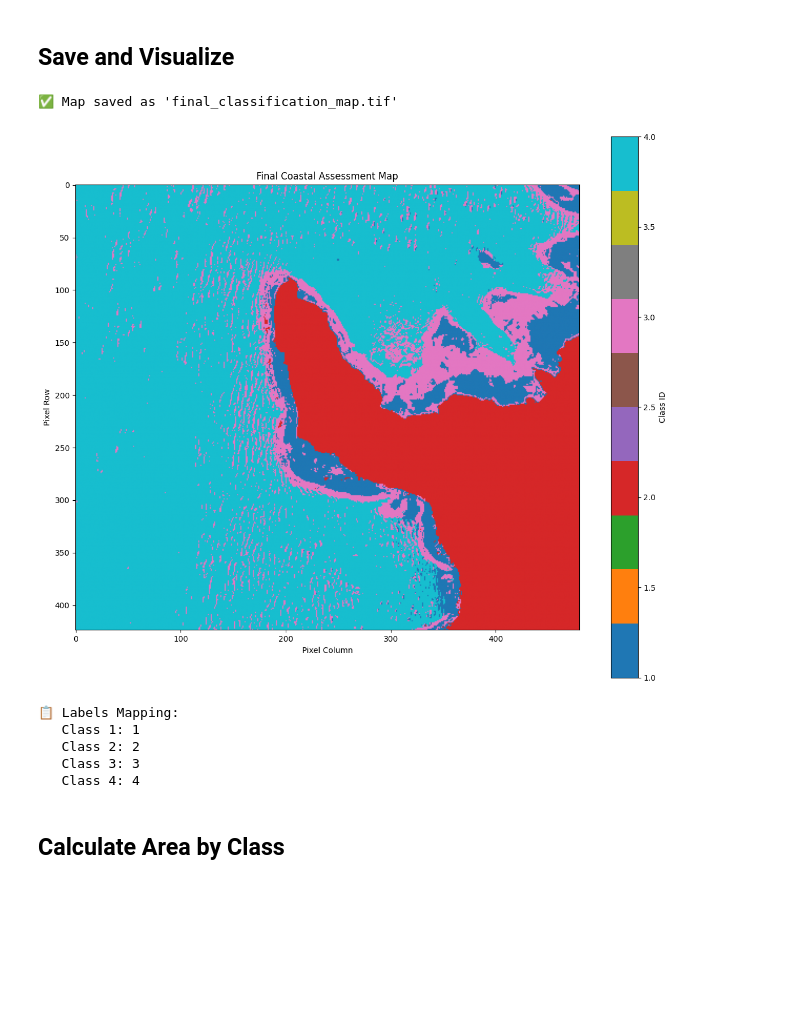
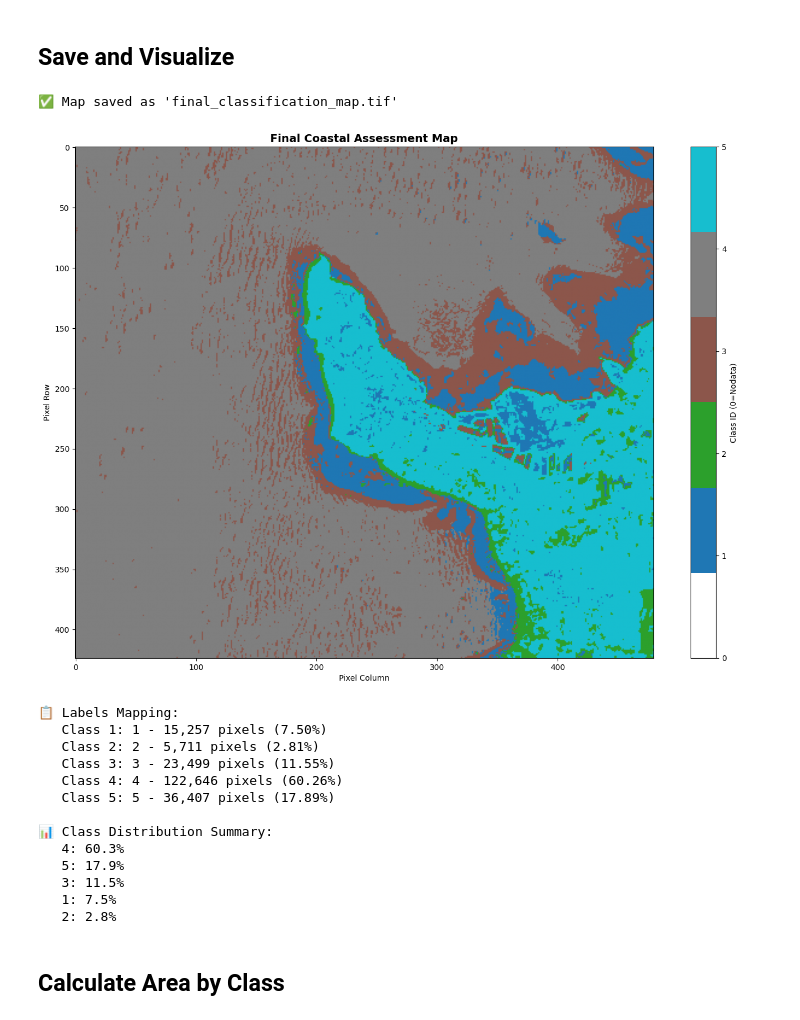
Before and after one commit to kuroi17/CoastalAssesment, a Jupyter notebook: 04_prediction_analysis.ipynb, the cells around one changed output. Saved outputs shown, nothing was run; the diff lists cells and outputs as text; code cells hidden in the pictures; blank space fills up the shorter version.

```diff
--- a/04_prediction_analysis.ipynb
+++ b/04_prediction_analysis.ipynb
@@ -134,49 +159,75 @@ Image shape: (7, 424, 480)
 # %%
 # Cell: Save and Visualize
 
 import rasterio
 from rasterio.transform import Affine
 
 # Load the original processed image to get geospatial metadata
 with rasterio.open("processed_image_with_indices.tif") as src:
     profile = src.profile.copy()
-    transform = src.transform
 
 # Update profile for single-band output
-profile.update(count=1, dtype=rasterio.uint8, nodata=None)
+profile.update(count=1, dtype=rasterio.uint8, nodata=0)
 
-# Map prediction classes to numeric IDs for GeoTIFF
-unique_labels = np.unique(prediction_flat)
+# Map prediction classes to numeric IDs for GeoTIFF (skip 0 = nodata)
+valid_predictions = prediction_flat[prediction_flat > 0]
+unique_labels = np.unique(valid_predictions)
 label_to_id = {label: i for i, label in enumerate(unique_labels, 1)}
-prediction_numeric = np.vectorize(label_to_id.get)(prediction_map).astype(rasterio.uint8)
+
+# Use simple mapping instead of np.vectorize
+prediction_numeric = np.zeros_like(prediction_map, dtype=rasterio.uint8)
+for label, id_num in label_to_id.items():
+    prediction_numeric[prediction_map == label] = id_num
 
 # Save as GeoTIFF
 with rasterio.open("final_classification_map.tif", 'w', **profile) as dst:
     dst.write(prediction_numeric, 1)
 
 print("✅ Map saved as 'final_classification_map.tif'")
 
+# Create custom colormap
+from matplotlib.colors import ListedColormap
+colors = ['white'] + list(plt.cm.tab10(np.linspace(0, 1, len(unique_labels))))
+cmap = ListedColormap(colors)
+
 # Visualize
-plt.figure(figsize=(12, 10))
-plt.imshow(prediction_numeric, cmap='tab10')
-plt.colorbar(label='Class ID')
-plt.title("Final Coastal Assessment Map")
+plt.figure(figsize=(14, 10))
+im = plt.imshow(prediction_numeric, cmap=cmap, vmin=0, vmax=len(unique_labels))
+cbar = plt.colorbar(im, label='Class ID', ticks=range(0, len(unique_labels)+1))
+cbar.set_label('Class ID (0=Nodata)')
+plt.title("Final Coastal Assessment Map", fontsize=14, fontweight='bold')
 plt.xlabel("Pixel Column")
 plt.ylabel("Pixel Row")
 plt.tight_layout()
 plt.show()
 
 print("\n📋 Labels Mapping:")
+class_distribution = {}
 for label, id_num in label_to_id.items():
-    print(f"   Class {id_num}: {label}")
+    count = np.sum(prediction_flat == label)
+    percentage = (count / len(valid_predictions)) * 100
+    class_distribution[label] = {'id': id_num, 'count': count, 'percentage': percentage}
+    print(f"   Class {id_num}: {label} - {count:,} pixels ({percentage:.2f}%)")
+
+print("\n📊 Class Distribution Summary:")
+for label, info in sorted(class_distribution.items(), key=lambda x: x[1]['count'], reverse=True):
+    print(f"   {label}: {info['percentage']:.1f}%")
 # %% [output]
 ✅ Map saved as 'final_classification_map.tif'
-[figure, old version]
+[figure, new version]
 📋 Labels Mapping:
-   Class 1: 1
-   Class 2: 2
-   Class 3: 3
-   Class 4: 4
+   Class 1: 1 - 15,257 pixels (7.50%)
+   Class 2: 2 - 5,711 pixels (2.81%)
+   Class 3: 3 - 23,499 pixels (11.55%)
+   Class 4: 4 - 122,646 pixels (60.26%)
+   Class 5: 5 - 36,407 pixels (17.89%)
+
+📊 Class Distribution Summary:
+   4: 60.3%
+   5: 17.9%
+   3: 11.5%
+   1: 7.5%
+   2: 2.8%
 # %% [markdown]
 ## Calculate Area by Class
 # %%
```
Also changed, not shown: parts of 3 cells of this notebook, 16 other files.
